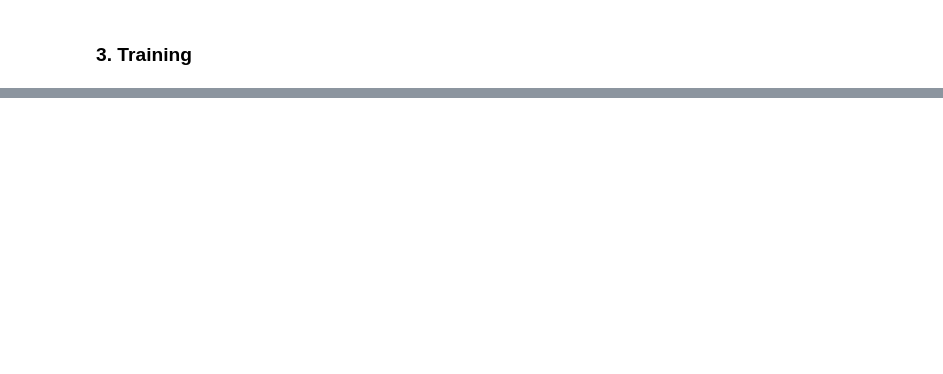
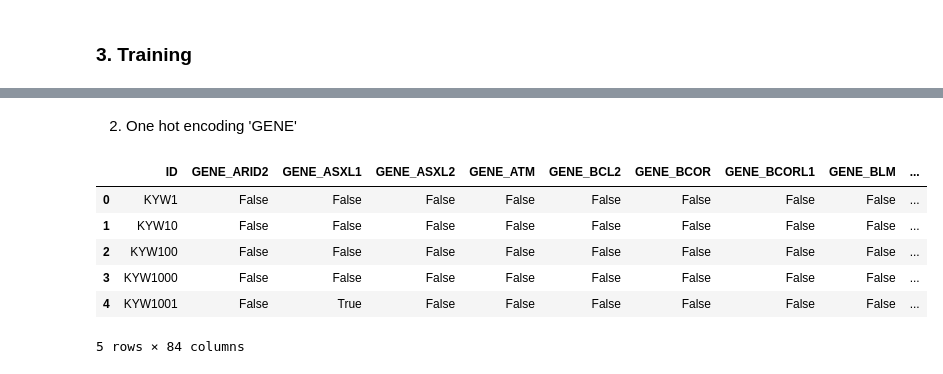
Before and after one commit to carlmonnaert/QRT-Challenge-Data-2025, a Jupyter notebook: cox_ridge.ipynb, the cells around one changed output, grey strips where cells are left out. Saved outputs shown, nothing was run; the diff lists cells and outputs as text; code cells hidden in the pictures; blank space fills up the shorter version.

```diff
--- a/cox_ridge.ipynb
+++ b/cox_ridge.ipynb
@@ -131,0 +149,21 @@ array([ 0.67042862, -0.6002542 , -1.7300624 , ..., -1.73223816,
+# %% [markdown]
+2. One hot encoding 'GENE'
+# %%
+# One-hot encode the 'GENE' column
+one_hot_encoded_genes_eval = pd.get_dummies(maf_eval['GENE'], prefix='GENE')
+
+# Add the one-hot encoded columns to the original DataFrame
+maf_eval_one_hot = pd.concat([maf_eval[['ID']], one_hot_encoded_genes_eval], axis=1)
+
+# Group by 'ID' and aggregate using max to ensure one entry per ID
+maf_eval_one_hot_grouped = maf_eval_one_hot.groupby('ID').max().reset_index()
+
+maf_eval_one_hot_grouped.head()
+# %% [output]
+|  | ID | GENE_ARID2 | GENE_ASXL1 | GENE_ASXL2 | GENE_ATM | GENE_BCL2 | GENE_BCOR | GENE_BCORL1 | GENE_BLM | ... |
+| 0 | KYW1 | False | False | False | False | False | False | False | False | ... |
+| 1 | KYW10 | False | False | False | False | False | False | False | False | ... |
+| 2 | KYW100 | False | False | False | False | False | False | False | False | ... |
+| 3 | KYW1000 | False | False | False | False | False | False | False | False | ... |
+| 4 | KYW1001 | False | True | False | False | False | False | False | False | ... |
+5 rows × 84 columns
```
Also changed, not shown: parts of 20 cells of this notebook, 3 other files.
